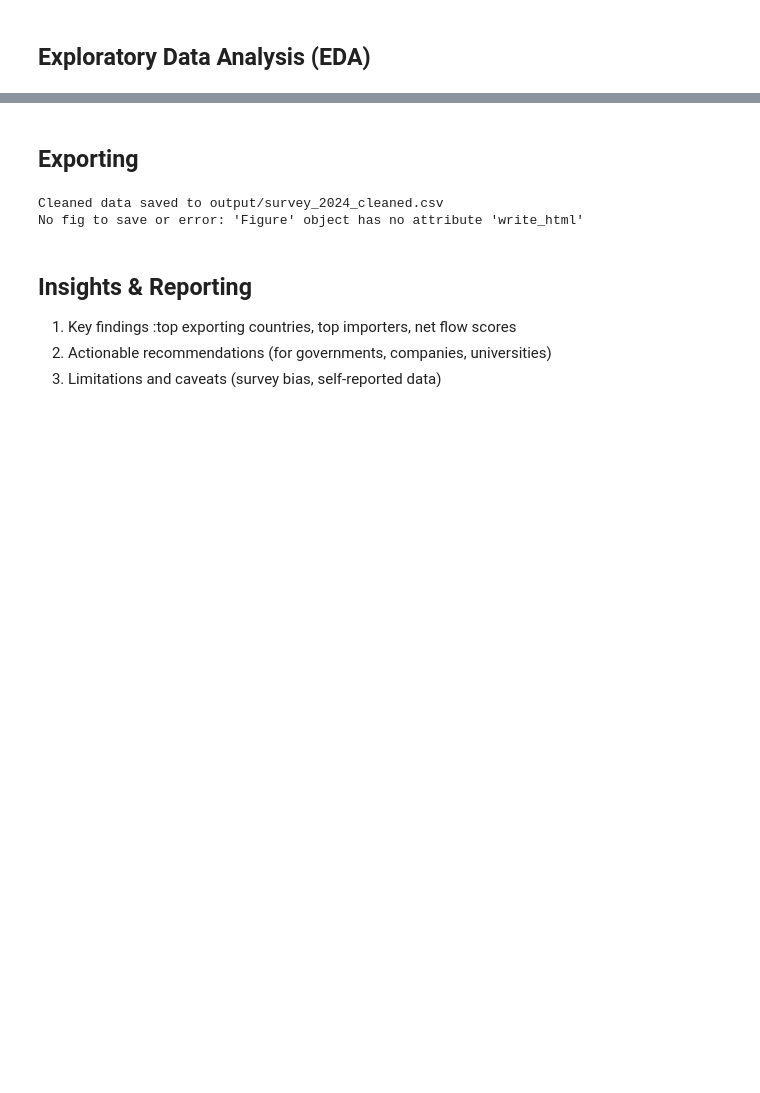
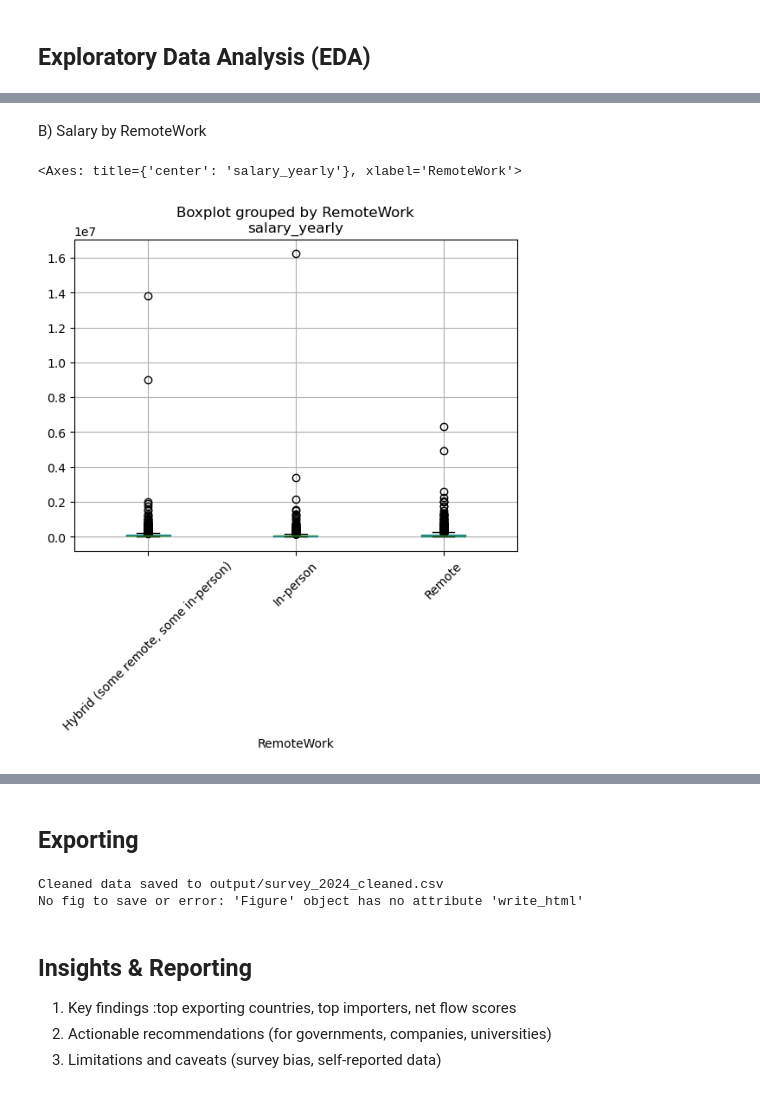
Before and after one commit to ABDERRAHMANE-CHIBOUT/Brain-Drain, a Jupyter notebook: Global_Developer_Brain_Drain_2024.ipynb, the cells around one changed output, grey strips where cells are left out. Drawn from its saved outputs; the diff is of its cells as text; code cells hidden in the pictures; blank space fills up the shorter version.

```diff
--- a/Global_Developer_Brain_Drain_2024.ipynb
+++ b/Global_Developer_Brain_Drain_2024.ipynb
@@ -728,0 +871,7 @@ print(df_cleaned[['comptotal', 'convertedcompyearly', 'num_languages', 'total_te
+# %% [markdown]
+B) Salary by RemoteWork
+# %%
+df_eda.boxplot(column="salary_yearly", by="RemoteWork", rot=45)
+# %% [output]
+<Axes: title={'center': 'salary_yearly'}, xlabel='RemoteWork'>
+[figure, added]
```
Also changed, not shown: parts of 75 cells of this notebook, 1 other file.
